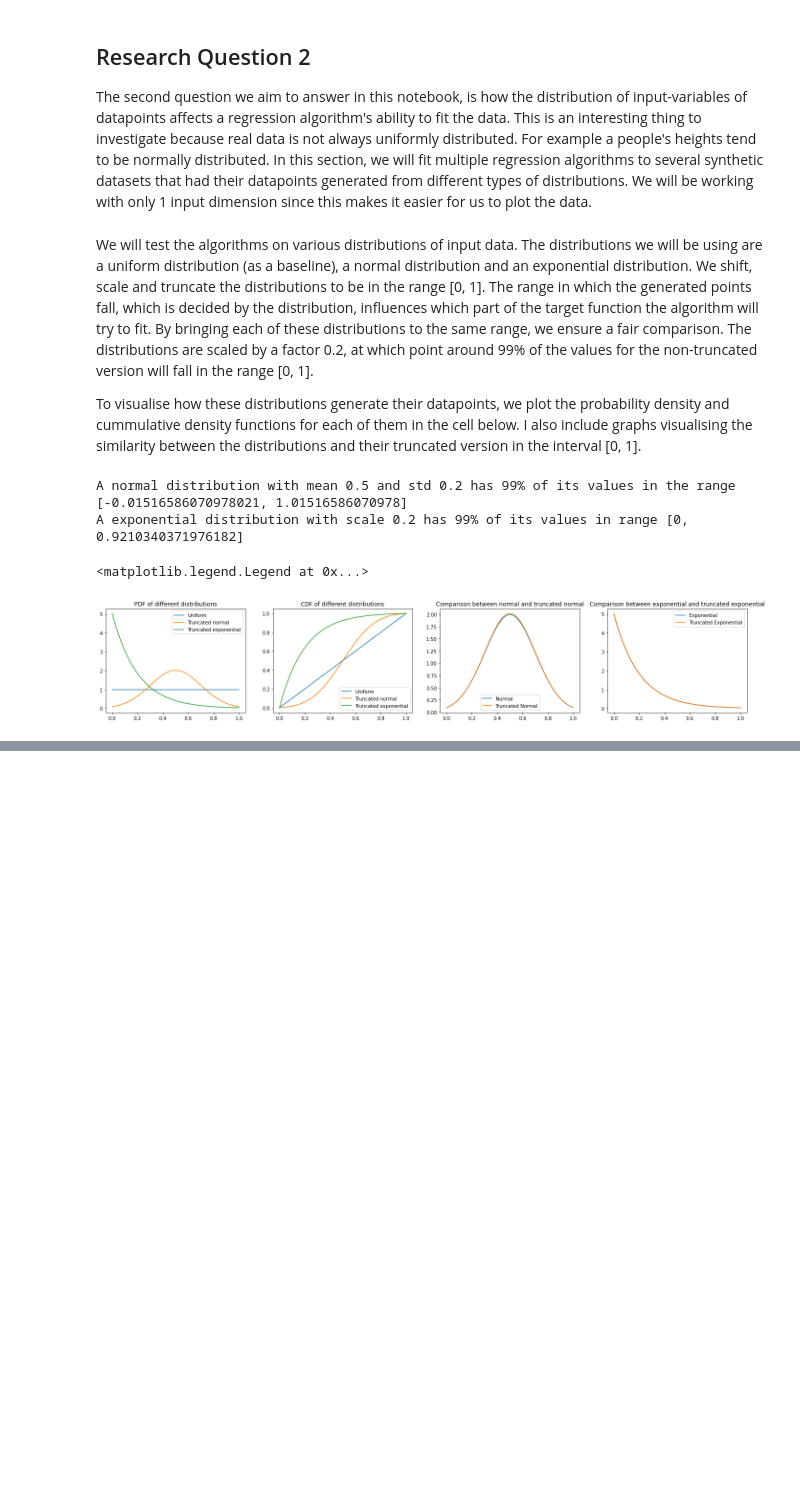
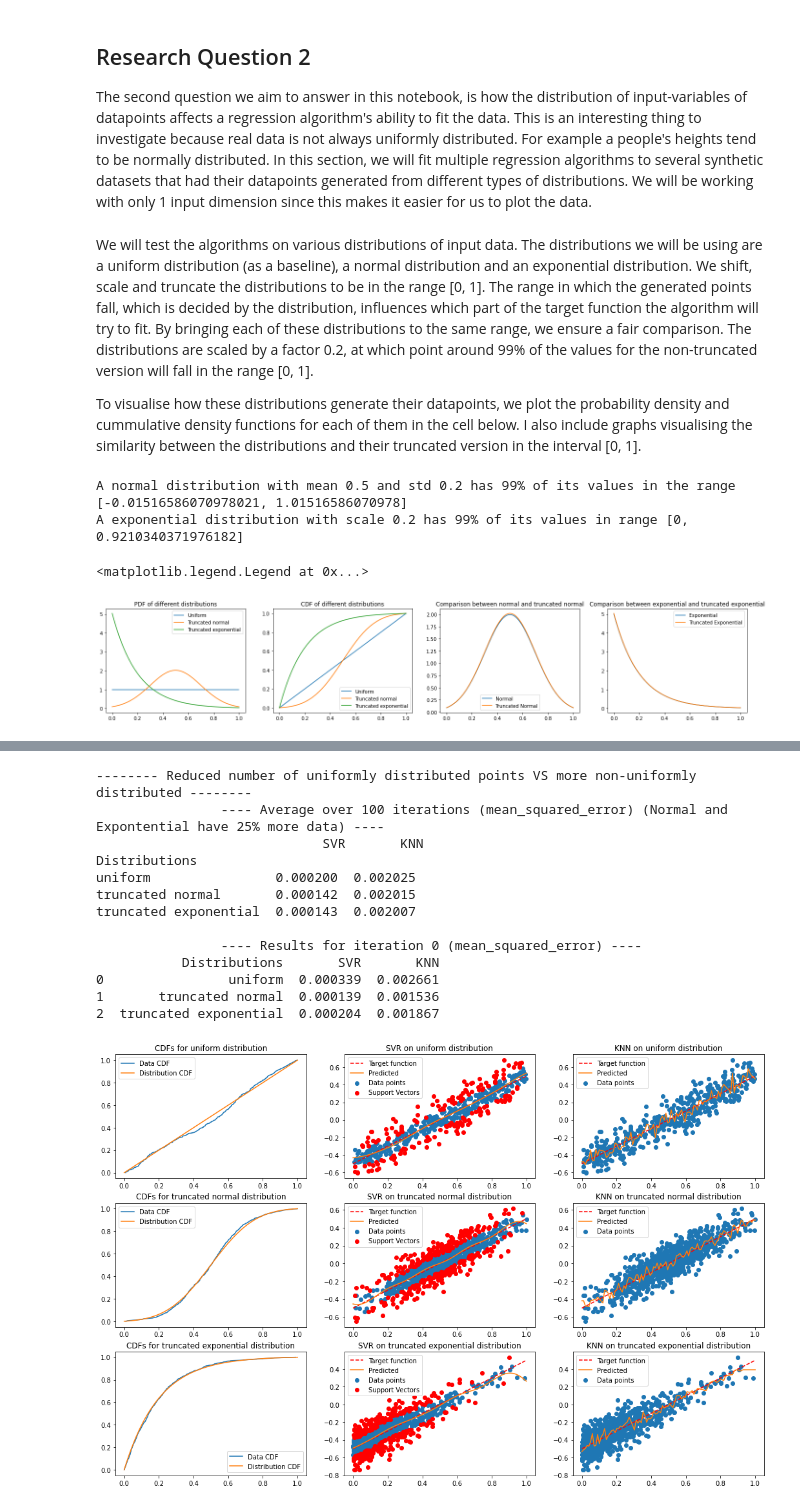
Before and after one commit to OlivierDelattre/SFoML_project, a Jupyter notebook: project.ipynb, the cells around one changed output, grey strips where cells are left out. Cells and saved outputs as stored; diff of their text form; code cells hidden in the pictures; blank space fills up the shorter version.

```diff
--- a/project.ipynb
+++ b/project.ipynb
@@ -389,0 +448,31 @@ plot_iteration_results(results[max_svr])
+# %%
+print("-------- Reduced number of uniformly distributed points VS more non-uniformly distributed --------")
+num_datapoints = [500, 1000, 1000]
+n_iterations = 100
+results = []
+for _ in range(n_iterations):
+    # Target function
+    target_function = lambda x: x - 0.5
+    results.append(run_1_iteration(target_function, num_datapoints, {}, {}))
+
+
+df = average_results(results)
+chosen_iteration = 0
+print(f"\t\t---- Average over {n_iterations} iterations (mean_squared_error) (Normal and Expontential have 25% more data) ----\n", df)
+print(f"\n\t\t---- Results for iteration {chosen_iteration} (mean_squared_error) ----")
+plot_iteration_results(results[chosen_iteration])
+# %% [output]
+-------- Reduced number of uniformly distributed points VS more non-uniformly distributed --------
+                ---- Average over 100 iterations (mean_squared_error) (Normal and Expontential have 25% more data) ----
+                             SVR       KNN
+Distributions
+uniform                0.000200  0.002025
+truncated normal       0.000142  0.002015
+truncated exponential  0.000143  0.002007
+
+                ---- Results for iteration 0 (mean_squared_error) ----
+           Distributions       SVR       KNN
+0                uniform  0.000339  0.002661
+1       truncated normal  0.000139  0.001536
+2  truncated exponential  0.000204  0.001867
+[figure, added]
```
Also changed, not shown: parts of 29 cells of this notebook.
